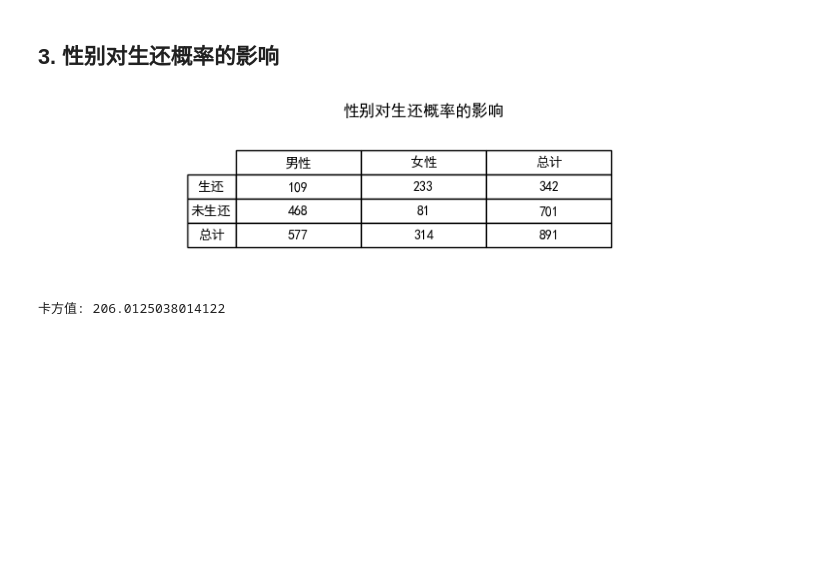
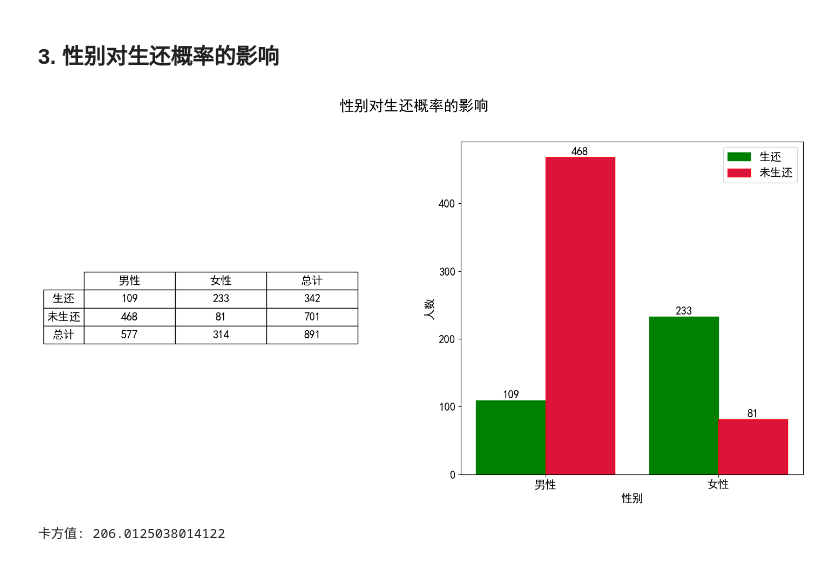
Before and after one commit to IgnorantCopy/Python_exercise, a Jupyter notebook: AI_intro/lab1/data_analysis.ipynb, the cells around one changed output. Drawn from its saved outputs; the diff is of its cells as text; code cells hidden in the pictures; blank space fills up the shorter version.

```diff
--- a/AI_intro/lab1/data_analysis.ipynb
+++ b/AI_intro/lab1/data_analysis.ipynb
@@ -41,10 +41,13 @@ for passenger in passengers:
     age = passenger["Age"]
     if age:
         ages.append(float(age))
-ages.sort()
-plt.hist(ages, bins=20, color="blue")
+hist = plt.hist(ages, bins=8, color="#2bc2d6", edgecolor="blue")
 plt.xlabel("年龄")
 plt.ylabel("人数")
 plt.title("年龄分布")
+
+for i in range(len(hist[0])):
+    plt.annotate(text=str(int(hist[0][i])), xy=(hist[1][i] + 3.5, hist[0][i] + 3))
+
 plt.show()
 # %% [output]
@@ -87,37 +90,56 @@ print(f'总人数: {len(genders)}')
 # %%
 from matplotlib import pyplot as plt
 
 is_survived = []
 num_of_survived_male = 0
 num_of_survived_female = 0
 
 for i, passenger in enumerate(passengers):
     if passenger["Survived"] == "1":
         is_survived.append(True)
         if genders[i] == "male":
             num_of_survived_male += 1
         else:
             num_of_survived_female += 1
     else:
         is_survived.append(False)
 
 num_of_not_survived_male = num_of_male - num_of_survived_male
 num_of_not_survived_female = num_of_female - num_of_survived_female
 col = ["男性", "女性", "总计"]
 row = ["生还", "未生还", "总计"]
 values = [
     [num_of_survived_male, num_of_survived_female, num_of_survived_male + num_of_survived_female],
     [num_of_not_survived_male, num_of_not_survived_female, num_of_not_survived_male + num_of_survived_female],
     [num_of_male, num_of_female, num_of_male + num_of_female]
 ]
-plt.figure(figsize=(10, 2))
+plt.figure(figsize=(18, 8))
+plt.suptitle("性别对生还概率的影响", size=20)
+plt.subplot(1, 2, 1)
 table = plt.table(cellText=values, rowLabels=row, colLabels=col, loc='center', cellLoc='center', rowLoc='center', colLoc='center')
-table.scale(0.5, 1.5)
-plt.title("性别对生还概率的影响")
+table.set_fontsize(15)
+table.scale(0.8, 2)
 plt.axis('off')
+plt.subplot(1, 2, 2)
+left = range(len(labels))
+rect1 = plt.bar(left, height=values[0][:2], width=0.4, color='#008000', edgecolor='g', label='生还')
+rect2 = plt.bar([i + 0.4 for i in left], height=values[1][:2], width=0.4, color='#dc143c', edgecolor='r', label='未生还')
+plt.xlabel("性别", size=15)
+plt.ylabel("人数", size=15)
+plt.xticks([i + 0.2 for i in left], labels, size=15)
+plt.yticks(size=15)
+plt.legend(fontsize=15)
+
+for rect in rect1:
+    height = rect.get_height()
+    plt.text(rect.get_x() + rect.get_width() / 2, height + 1, str(height), ha='center', va='bottom', fontsize=15)
+for rect in rect2:
+    height = rect.get_height()
+    plt.text(rect.get_x() + rect.get_width() / 2, height + 1, str(height), ha='center', va='bottom', fontsize=15)
+
 plt.show()
 # %% [output]
-[figure, old version]
+[figure, new version]
 # %%
 k = (len(is_survived) * ((values[0][0] * values[1][1] - values[0][1] * values[1][0]) ** 2)) / (values[0][2] * values[1][2] * values[2][0] * values[2][1])
 print(f'卡方值: {k}')
```
Also changed, not shown: parts of 8 cells of this notebook.
